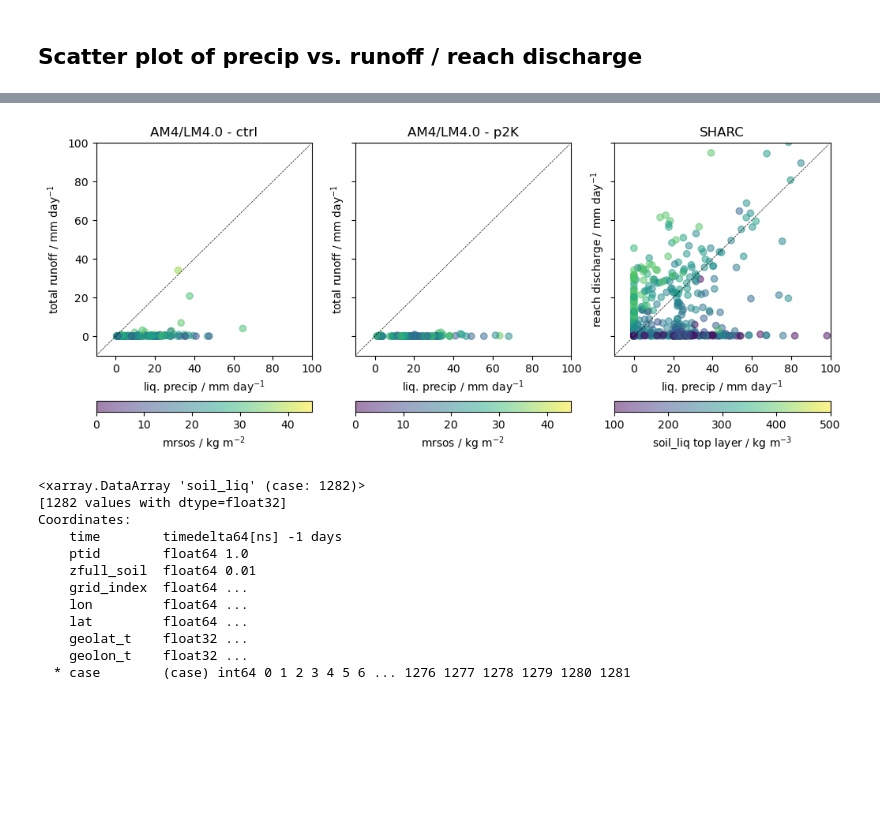
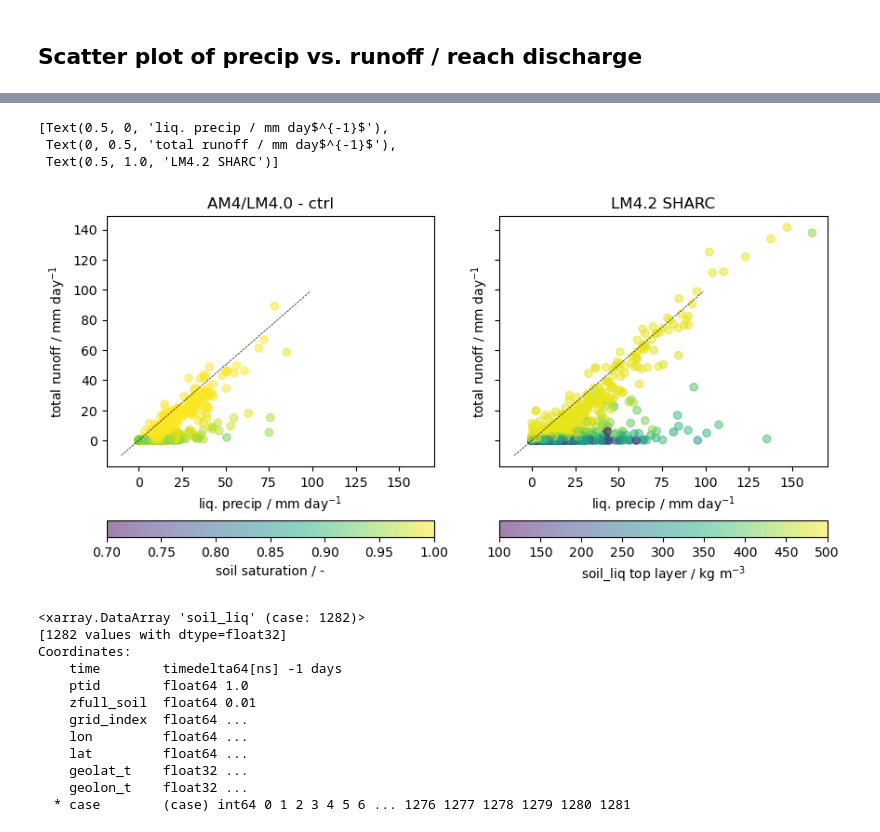
Before and after one commit to Smpljack/AR-analysis, a Jupyter notebook: runoff_composite_timeseries.ipynb, the cells around one changed output, grey strips where cells are left out. Drawn from its saved outputs; the diff is of its cells as text; code cells hidden in the pictures; blank space fills up the shorter version.

Commit message:
Plotting notebooks for runoff maps and timeseries

```diff
--- a/runoff_composite_timeseries.ipynb
+++ b/runoff_composite_timeseries.ipynb
@@ -14,7 +14,7 @@ import ar_analysis as ara
 import processing as arp
 # %%
 sharc_base_path = '/archive/Marc.Prange/LM4p2_SHARC'
-sharc_exp_name = 'providence_lm4sharc_ksat0016_angle087rad_ep26_114y_surfrunoff'
+sharc_exp_name = 'clearwater_lm4sharc_ksat002_angle087rad_ep20_114y'
 # %%
 base_path = '/archive/Marc.Prange/'
 model_exp_name = 'c192L33_am4p0_amip_HIRESMIP_nudge_wind_1951_2020'
@@ -22,4 +22,4 @@ model_exp_p2K_name = 'c192L33_am4p0_amip_HIRESMIP_nudge_wind_1day_p2K'
 obs_name = 'c192_obs'
 # %%
 sharc_data = arp.load_sharc_composite_ds(
-    start_year=1990, end_year=2014, base_path=sharc_base_path, exp_name=sharc_exp_name, min_precip=20, ar_str='all_days', precip_var='pr')
+    start_year=1979, end_year=2014, base_path=sharc_base_path, exp_name=sharc_exp_name, min_precip=0, ar_str='AR_days', precip_var='pr')
@@ -119,9 +123,9 @@ Coordinates: (12/14)
 ## Load AR composite data
 # %%
 model_data = arp.load_loc_composite_ds(
-    start_year=1990, end_year=2019, base_path=base_path, exp_name=model_exp_name, loc_name='providence', min_precip=20, ar_str='all_days')
-model_p2K_data = arp.load_loc_composite_ds(
-    start_year=1990, end_year=2019, base_path=base_path, exp_name=model_exp_p2K_name, loc_name='providence', min_precip=20, ar_str='all_days')
+    start_year=1979, end_year=2014, base_path=base_path, exp_name=model_exp_name, loc_name='clearwater', min_precip=0, ar_str='AR_days')
+# model_p2K_data = arp.load_loc_composite_ds(
+#     start_year=1990, end_year=2019, base_path=base_path, exp_name=model_exp_p2K_name, loc_name='clearwater', min_precip=20, ar_str='all_days')
 # obs_data = arp.load_loc_composite_ds(
 #     start_year=1990, end_year=2020, base_path=base_path, exp_name=obs_name, loc_name='crater_lake', min_precip=0, ar_str='AR_days')
 # print(f'#cases model: {model_data.case.shape[0]}')
@@ -546,53 +550,56 @@ sharc_plot_params = {
     },
 }
 # %%
-plot_var = 'mrsos'
+plot_var = 'mrso'
 params = model_plot_params[plot_var]
-fig, axs = plt.subplots(ncols=3, sharex=True, sharey=True, figsize=(12, 5))
+fig, axs = plt.subplots(ncols=2, sharex=True, sharey=True, figsize=(10, 5))
 axs[0].plot(np.arange(-10, 100), np.arange(-10, 100), 'k--', lw=0.5)
 s1 = axs[0].scatter(
     (model_data.prli[:, 5])*86400,
      model_data.mrro[:, 5]*86400,
     c=(model_data[params["var"]][:, params["cmap_day"]] + params["offset"]) * params["scaling"],
     alpha=0.5, vmin=params["vmin"], vmax=params["vmax"], cmap=params["cmap"])
 plt.colorbar(s1, orientation='horizontal', label=params["label"])
 #p2K
+# axs[1].plot(np.arange(-10, 100), np.arange(-10, 100), 'k--', lw=0.5)
+# s2 = axs[1].scatter(
+#     (model_p2K_data.prli[:, 5])*86400,
+#      model_p2K_data.rv_d_h2o[:, 5]*86400,
+#     c=(model_p2K_data[params["var"]][:, params["cmap_day"]] + params["offset"]) * params["scaling"],
+#     alpha=0.5, vmin=params["vmin"], vmax=params["vmax"], cmap=params["cmap"])
+# plt.colorbar(s2, orientation='horizontal', label=params['label'])
+#SHARC
 axs[1].plot(np.arange(-10, 100), np.arange(-10, 100), 'k--', lw=0.5)
-s2 = axs[1].scatter(
-    (model_p2K_data.prli[:, 5])*86400,
-     model_p2K_data.mrro[:, 5]*86400,
-    c=(model_p2K_data[params["var"]][:, params["cmap_day"]] + params["offset"]) * params["scaling"],
-    alpha=0.5, vmin=params["vmin"], vmax=params["vmax"], cmap=params["cmap"])
-plt.colorbar(s2, orientation='horizontal', label=params['label'])
-axs[2].plot(np.arange(-10, 100), np.arange(-10, 100), 'k--', lw=0.5)
-#SHARC
 params = sharc_plot_params[plot_var]
 plot_data = sharc_data[params['var']].isel(time=params['cmap_day'])
 if 'ptid' in params.keys():
     plot_data = plot_data.sel(ptid=params['ptid'])
 if 'zfull_soil' in params.keys():
     plot_data = plot_data.isel(zfull_soil=params['zfull_soil'])
-s3 = axs[2].scatter(
+s3 = axs[1].scatter(
     (sharc_data.lprec[:, 5]) * 86400,
     sharc_data.reach_discharge[:, 5, 0]*86400,
     c=(plot_data + params['offset']) * params['scaling'],
     alpha=0.5, vmin=params['vmin'], vmax=params['vmax'], cmap=params['cmap'])
 plt.colorbar(s3, orientation='horizontal', label=params['label'])
 axs[0].set(
     xlabel='liq. precip / mm day$^{-1}$', ylabel='total runoff / mm day$^{-1}$',
     title='AM4/LM4.0 - ctrl')
 axs[1].set(
     xlabel='liq. precip / mm day$^{-1}$', ylabel='total runoff / mm day$^{-1}$',
-    title='AM4/LM4.0 - p2K')
-axs[2].set(
-    xlim=[-10, 100], ylim=[-10, 100],
-    xlabel='liq. precip / mm day$^{-1}$', ylabel='reach discharge / mm day$^{-1}$',
-    title='SHARC')
-plt.savefig(
-    f'plots/runoff/providence_scatter_20mm_events_prli_runoff_{plot_var}_LM4_p2K_SHARC.png',
-    dpi=300, bbox_inches='tight')
+    title='LM4.2 SHARC')
+# axs[2].set(
+#     xlim=[-10, 100], ylim=[-10, 100],
+#     xlabel='liq. precip / mm day$^{-1}$', ylabel='reach discharge / mm day$^{-1}$',
+#     title='SHARC')
+# plt.savefig(
+#     f'plots/runoff/providence_scatter_20mm_events_prli_runoff_{plot_var}_LM4_p2K_SHARC.png',
+#     dpi=300, bbox_inches='tight')
 # %% [output]
+[Text(0.5, 0, 'liq. precip / mm day$^{-1}$'),
+ Text(0, 0.5, 'total runoff / mm day$^{-1}$'),
+ Text(0.5, 1.0, 'LM4.2 SHARC')]
-[figure, old version]
+[figure, new version]
 # %%
 plot_data = sharc_data[params['var']].isel(time=params['cmap_day'])
 if 'ptid' in params.keys():
```
Also changed, not shown: parts of 2 cells of this notebook, 2 other files.
